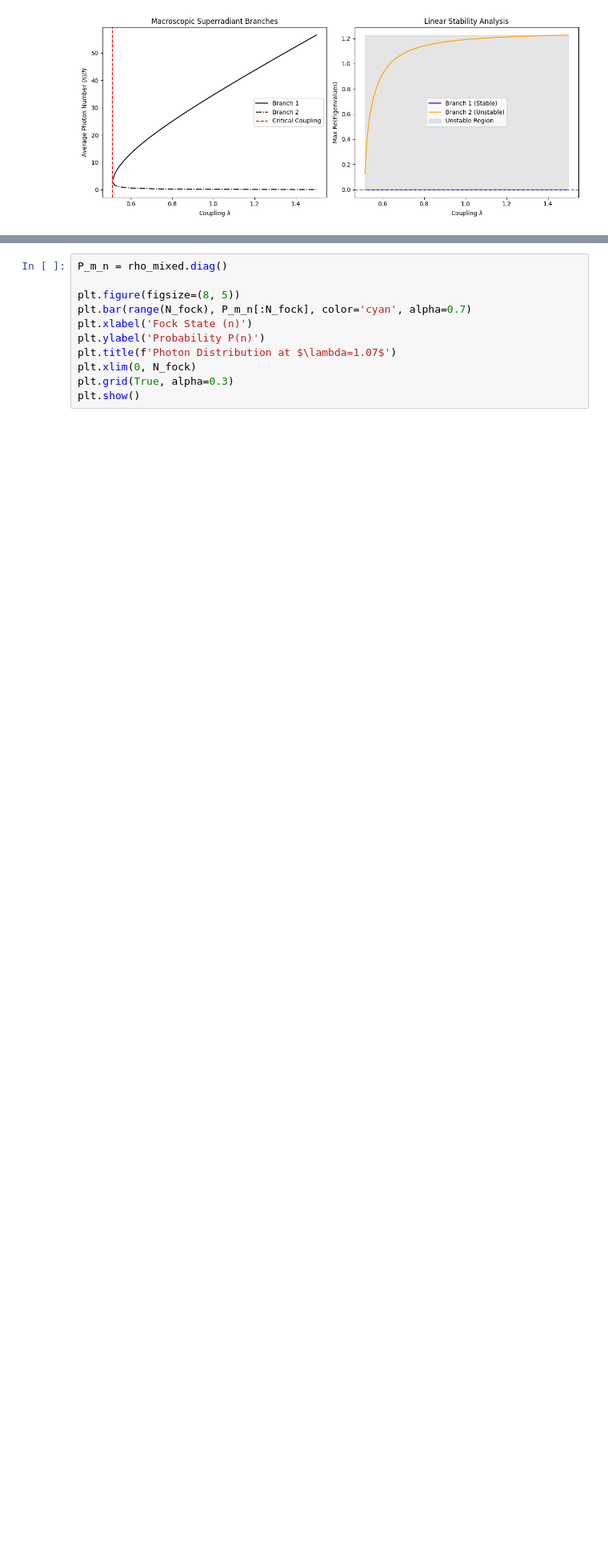
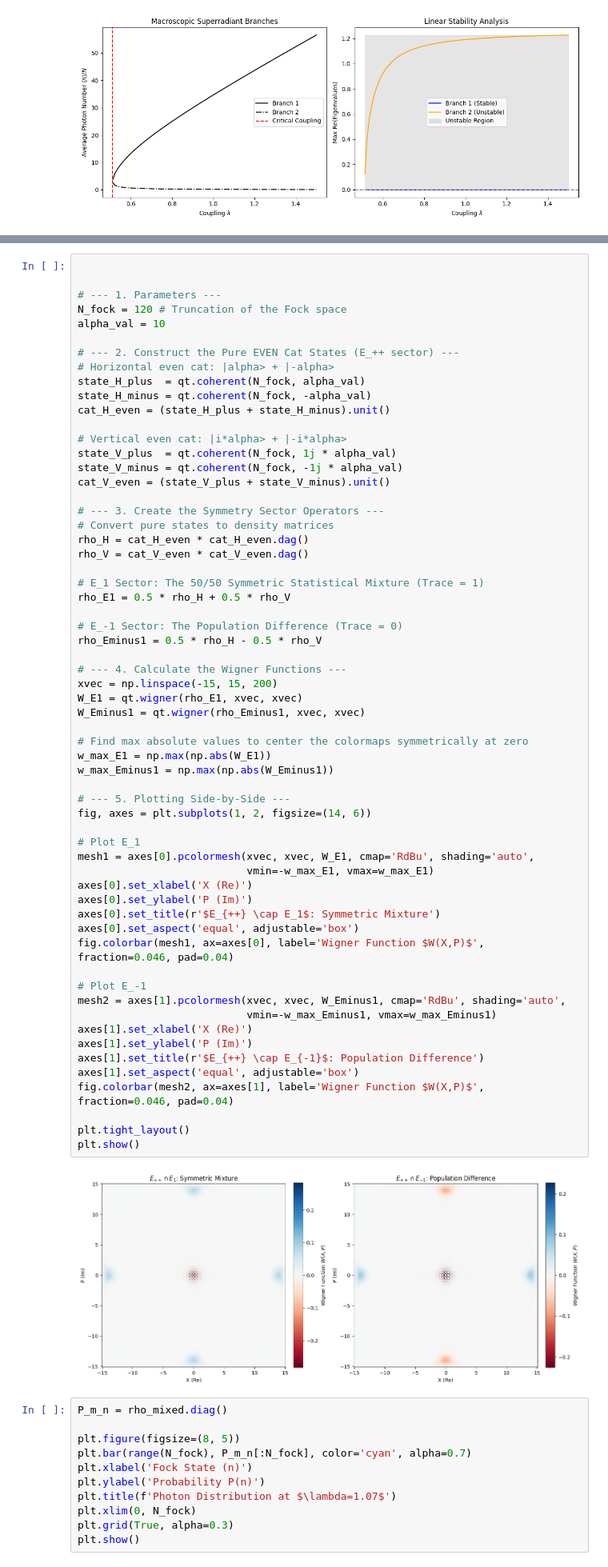
Before and after one commit to IronicOwl/MasterThesisShenanigans, a Jupyter notebook: Lindbladt/Stability of tpdt.ipynb, the cells around one changed output, grey strips where cells are left out. Shown at 80% size. Cells and saved outputs as stored; diff of their text form; blank space fills up the shorter version.

```diff
--- a/Lindbladt/Stability of tpdt.ipynb
+++ b/Lindbladt/Stability of tpdt.ipynb
@@ -301,3 +298,66 @@ plt.show()
+# %%
+
+
+# --- 1. Parameters ---
+N_fock = 120 # Truncation of the Fock space
+alpha_val = 10
+
+# --- 2. Construct the Pure EVEN Cat States (E_++ sector) ---
+# Horizontal even cat: |alpha> + |-alpha>
+state_H_plus  = qt.coherent(N_fock, alpha_val)
+state_H_minus = qt.coherent(N_fock, -alpha_val)
+cat_H_even = (state_H_plus + state_H_minus).unit()
+
+# Vertical even cat: |i*alpha> + |-i*alpha>
+state_V_plus  = qt.coherent(N_fock, 1j * alpha_val)
+state_V_minus = qt.coherent(N_fock, -1j * alpha_val)
+cat_V_even = (state_V_plus + state_V_minus).unit()
+
+# --- 3. Create the Symmetry Sector Operators ---
+# Convert pure states to density matrices
+rho_H = cat_H_even * cat_H_even.dag()
+rho_V = cat_V_even * cat_V_even.dag()
+
+# E_1 Sector: The 50/50 Symmetric Statistical Mixture (Trace = 1)
+rho_E1 = 0.5 * rho_H + 0.5 * rho_V
+
+# E_-1 Sector: The Population Difference (Trace = 0)
+rho_Eminus1 = 0.5 * rho_H - 0.5 * rho_V
+
+# --- 4. Calculate the Wigner Functions ---
+xvec = np.linspace(-15, 15, 200)
+W_E1 = qt.wigner(rho_E1, xvec, xvec)
+W_Eminus1 = qt.wigner(rho_Eminus1, xvec, xvec)
+
+# Find max absolute values to center the colormaps symmetrically at zero
+w_max_E1 = np.max(np.abs(W_E1))
+w_max_Eminus1 = np.max(np.abs(W_Eminus1))
+
+# --- 5. Plotting Side-by-Side ---
+fig, axes = plt.subplots(1, 2, figsize=(14, 6))
+
+# Plot E_1
+mesh1 = axes[0].pcolormesh(xvec, xvec, W_E1, cmap='RdBu', shading='auto',
+                           vmin=-w_max_E1, vmax=w_max_E1)
+axes[0].set_xlabel('X (Re)')
+axes[0].set_ylabel('P (Im)')
+axes[0].set_title(r'$E_{++} \cap E_1$: Symmetric Mixture')
+axes[0].set_aspect('equal', adjustable='box')
+fig.colorbar(mesh1, ax=axes[0], label='Wigner Function $W(X,P)$', fraction=0.046, pad=0.04)
+
+# Plot E_-1
+mesh2 = axes[1].pcolormesh(xvec, xvec, W_Eminus1, cmap='RdBu', shading='auto',
+                           vmin=-w_max_Eminus1, vmax=w_max_Eminus1)
+axes[1].set_xlabel('X (Re)')
+axes[1].set_ylabel('P (Im)')
+axes[1].set_title(r'$E_{++} \cap E_{-1}$: Population Difference')
+axes[1].set_aspect('equal', adjustable='box')
+fig.colorbar(mesh2, ax=axes[1], label='Wigner Function $W(X,P)$', fraction=0.046, pad=0.04)
+
+plt.tight_layout()
+plt.show()
+# %% [output]
+[figure, added]
 # %%
 P_m_n = rho_mixed.diag()
 
```
Also changed, not shown: parts of 1 cell of this notebook, 1 other file.
